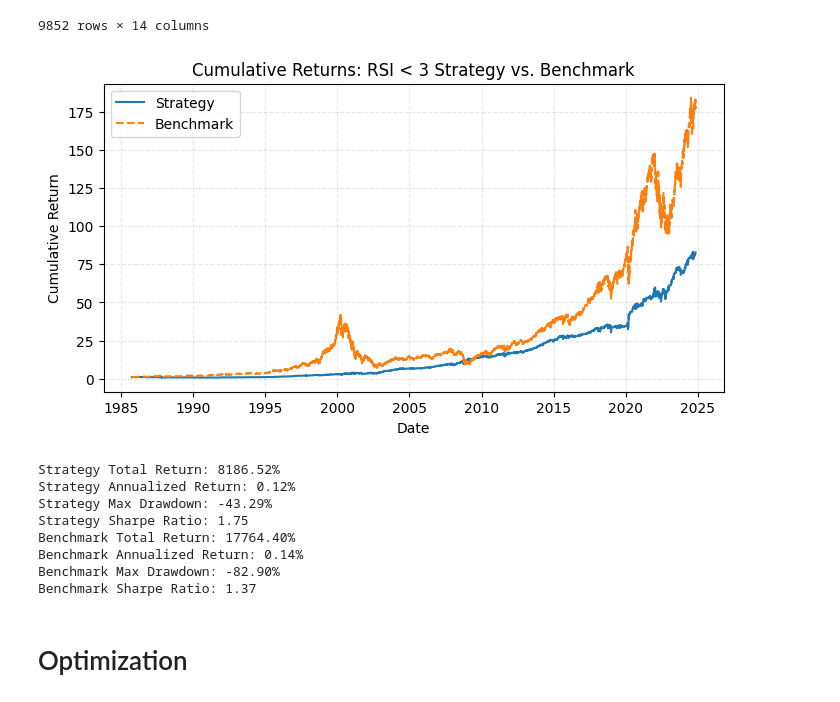
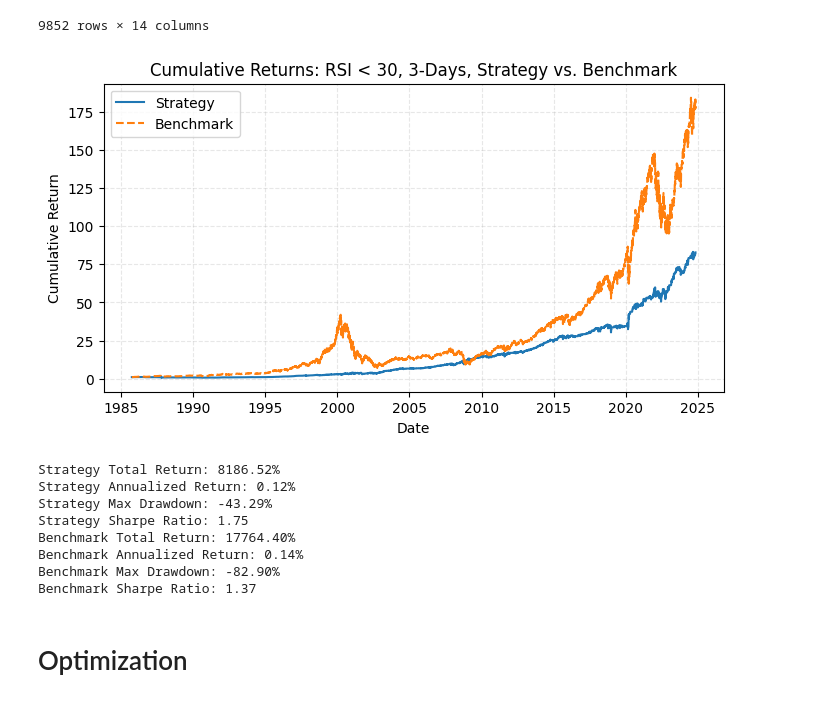
Before and after one commit to manuzrpEd/RSI_NDX100, a Jupyter notebook: RSI_NDX100.ipynb, the cells around one changed output. Saved outputs shown, nothing was run; the diff lists cells and outputs as text; code cells hidden in the pictures.

```diff
--- a/RSI_NDX100.ipynb
+++ b/RSI_NDX100.ipynb
@@ -114,26 +114,26 @@ strategy_tr, strategy_ar, strategy_max_dd, strategy_sr = calculate_performace_st
 # %%
 # Plot cumulative returns
 plt.figure(figsize=(8, 4))
 plt.plot(strategy_df['Strategy Cumulative'], label='Strategy')
 plt.plot(strategy_df['Benchmark Cumulative'], label='Benchmark', linestyle='--')
-plt.title(f"Cumulative Returns: RSI < {rsi_days_length} Strategy vs. Benchmark")
+plt.title(f"Cumulative Returns: RSI < {rsi_threshold}, {rsi_days_length}-Days, Strategy vs. Benchmark")
 plt.xlabel("Date")
 plt.ylabel("Cumulative Return")
 plt.legend()
 plt.grid(linestyle="--",alpha=0.3)
 plt.show()
 
 # Print key performance metrics
 print(f"Strategy Total Return: {strategy_tr:.2%}")
 print(f"Strategy Annualized Return: {strategy_ar:.2%}")
 print(f"Strategy Max Drawdown: {strategy_max_dd:.2%}")
 print(f"Strategy Sharpe Ratio: {strategy_sr:.2f}")
 print(f"Benchmark Total Return: {benchmark_total_return:.2%}")
 print(f"Benchmark Annualized Return: {benchmark_annualized_return:.2%}")
 print(f"Benchmark Max Drawdown: {benchmark_max_drawdown:.2%}")
 print(f"Benchmark Sharpe Ratio: {benchmark_sharpe_ratio:.2f}")
 # %% [output]
-[figure, old version]
+[figure, new version]
 Strategy Total Return: 8186.52%
 Strategy Annualized Return: 0.12%
 Strategy Max Drawdown: -43.29%
```
Also changed, not shown: parts of 1 cell of this notebook.
